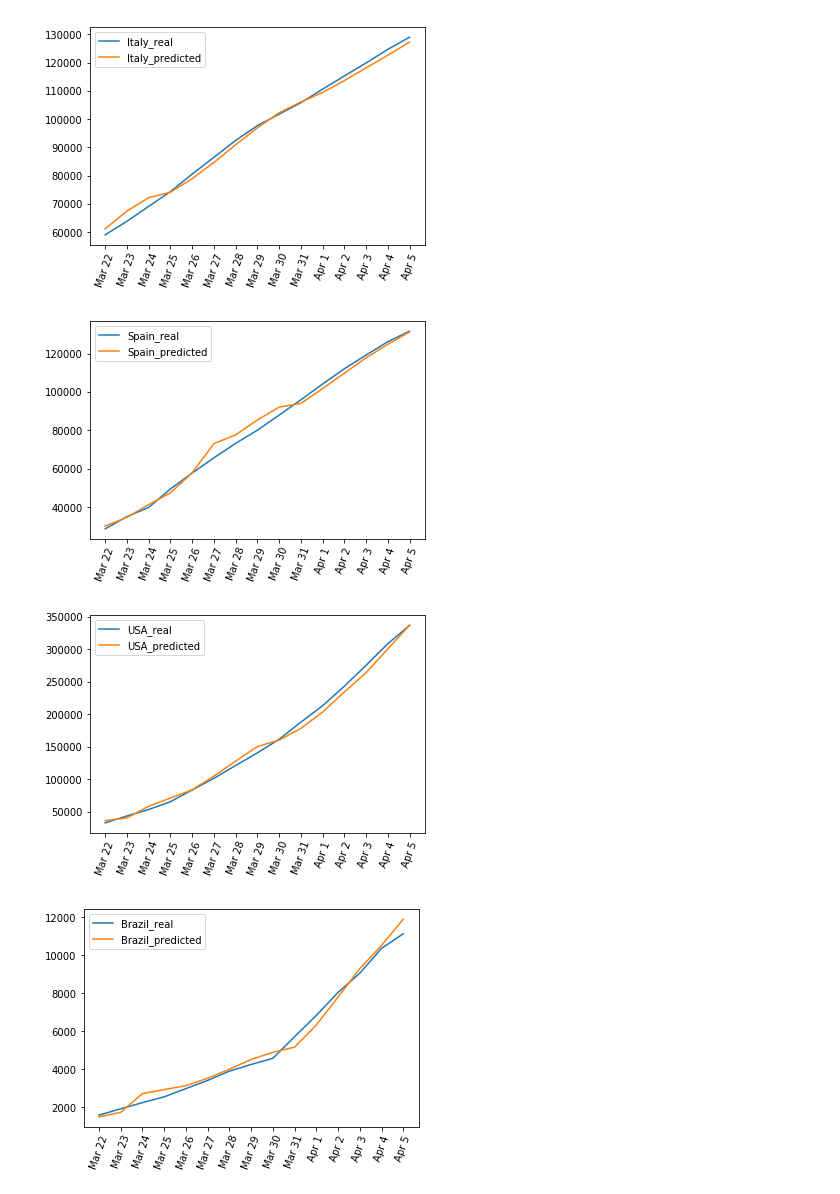
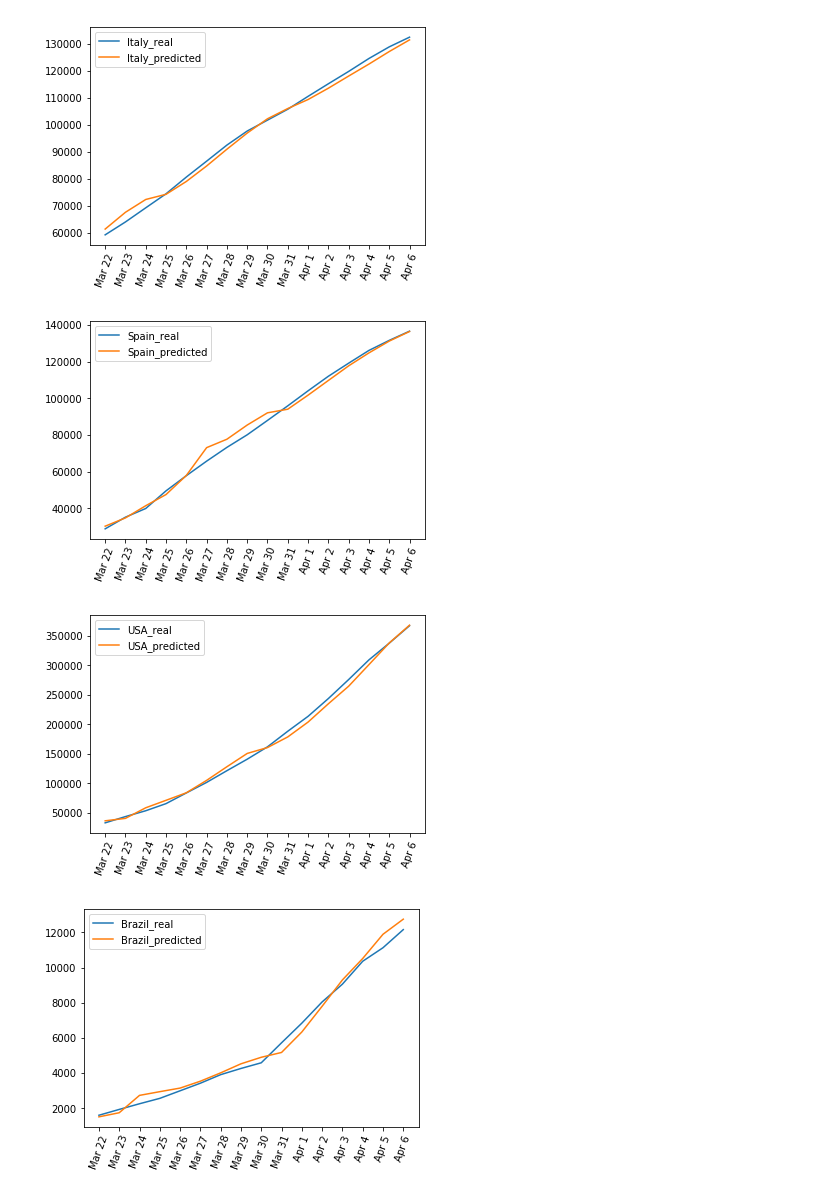
Before and after one commit to lucastsutsui/corona-prediction, a Jupyter notebook: realVsPredictedComparison.ipynb, the cells around one changed output. Cells and saved outputs as stored; diff of their text form; code cells hidden in the pictures.

```diff
--- a/realVsPredictedComparison.ipynb
+++ b/realVsPredictedComparison.ipynb
@@ -18,35 +18,36 @@ Average Error: 4.31
 realData = dict()
 predData = dict()
 
 for country in ["Italy", "Spain", "USA", "Brazil"]:
     realData[country] = []
     predData[country] = []
 
 for i in range(int(len(dataset) / 2)):
     predData["Italy"].append(dataset[2 * i][0])
     realData["Italy"].append(dataset[(2 * i) + 1][0])
 
     predData["Spain"].append(dataset[2 * i][1])
     realData["Spain"].append(dataset[(2 * i) + 1][1])
 
     predData["USA"].append(dataset[2 * i][2])
     realData["USA"].append(dataset[(2 * i) + 1][2])
 
     predData["Brazil"].append(dataset[2 * i][3])
     realData["Brazil"].append(dataset[(2 * i) + 1][3])
 
 xlabel = ["Mar 22", "Mar 23", "Mar 24", "Mar 25", "Mar 26",
           "Mar 27", "Mar 28", "Mar 29", "Mar 30", "Mar 31",
-          "Apr 1", "Apr 2", "Apr 3", "Apr 4", "Apr 5"]
+          "Apr 1", "Apr 2", "Apr 3", "Apr 4", "Apr 5",
+          "Apr 6"]
 
 for country in ["Italy", "Spain", "USA", "Brazil"]:
     plt.plot(realData[country], label=country + "_real")
     plt.plot(predData[country], label=country+"_predicted")
     plt.legend()
     plt.xticks(range(len(xlabel)), xlabel, rotation=70)
     plt.show()
 # %% [output]
-[figure, old version]
+[figure, new version]
-[figure, old version]
+[figure, new version]
-[figure, old version]
+[figure, new version]
-[figure, old version]
+[figure, new version]
```
Also changed, not shown: parts of 1 cell of this notebook, 2 other files.
